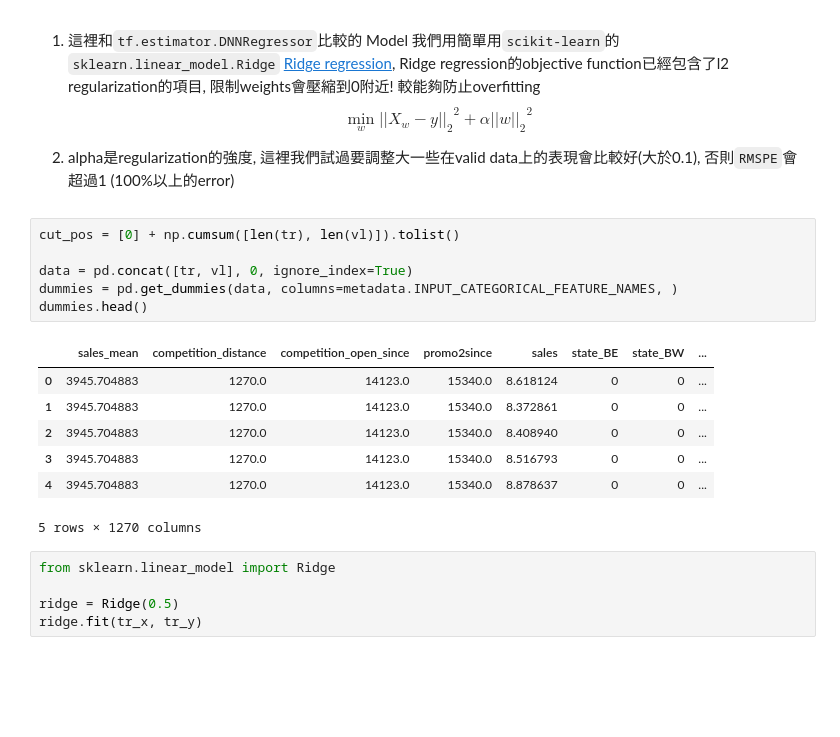
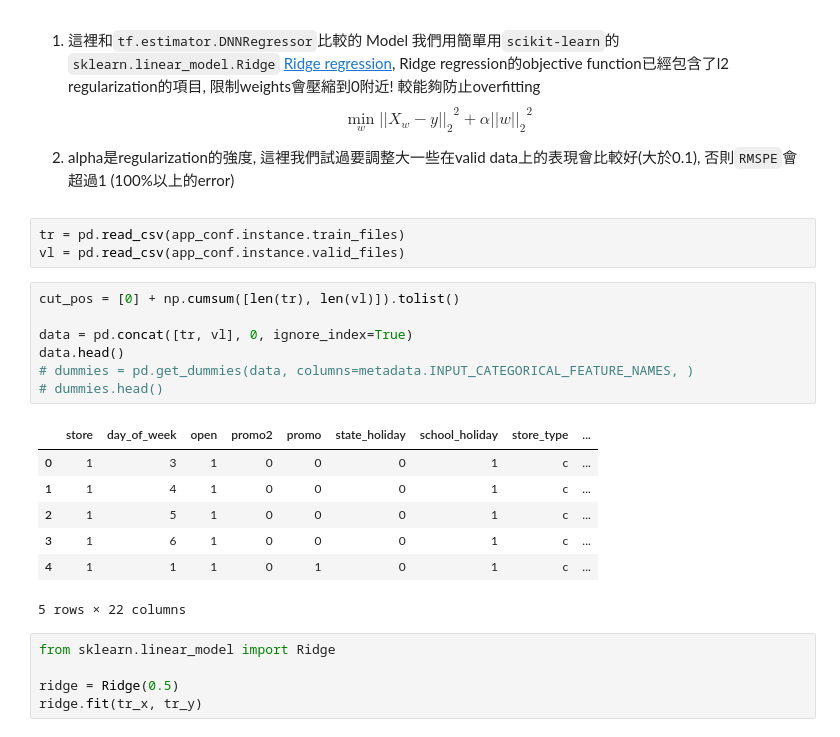
Before and after one commit to CloudMile/ml-specialized, a Jupyter notebook: rossmann/rossman.ipynb, the cells around one changed output. Cells and saved outputs as stored; diff of their text form; blank space fills up the shorter version.

```diff
--- a/rossmann/rossman.ipynb
+++ b/rossmann/rossman.ipynb
@@ -677,20 +698,24 @@ Wall time: 9min 13s
 $$ \min_w {\left|\left| X_w - y \right|\right|_2}^2 + \alpha{\left|\left| w \right|\right|_2}^2 $$
 
 2. alpha是regularization的強度, 這裡我們試過要調整大一些在valid data上的表現會比較好(大於0.1), 否則`RMSPE`會超過1 (100%以上的error)
+# %%
+tr = pd.read_csv(app_conf.instance.train_files)
+vl = pd.read_csv(app_conf.instance.valid_files)
 # %%
 cut_pos = [0] + np.cumsum([len(tr), len(vl)]).tolist()
 
 data = pd.concat([tr, vl], 0, ignore_index=True)
-dummies = pd.get_dummies(data, columns=metadata.INPUT_CATEGORICAL_FEATURE_NAMES, )
-dummies.head()
+data.head()
+# dummies = pd.get_dummies(data, columns=metadata.INPUT_CATEGORICAL_FEATURE_NAMES, )
+# dummies.head()
 # %% [output]
-|  | sales_mean | competition_distance | competition_open_since | promo2since | sales | state_BE | state_BW | ... |
-| 0 | 3945.704883 | 1270.0 | 14123.0 | 15340.0 | 8.618124 | 0 | 0 | ... |
-| 1 | 3945.704883 | 1270.0 | 14123.0 | 15340.0 | 8.372861 | 0 | 0 | ... |
-| 2 | 3945.704883 | 1270.0 | 14123.0 | 15340.0 | 8.408940 | 0 | 0 | ... |
-| 3 | 3945.704883 | 1270.0 | 14123.0 | 15340.0 | 8.516793 | 0 | 0 | ... |
-| 4 | 3945.704883 | 1270.0 | 14123.0 | 15340.0 | 8.878637 | 0 | 0 | ... |
+|  | store | day_of_week | open | promo2 | promo | state_holiday | school_holiday | store_type | ... |
+| 0 | 1 | 3 | 1 | 0 | 0 | 0 | 1 | c | ... |
+| 1 | 1 | 4 | 1 | 0 | 0 | 0 | 1 | c | ... |
+| 2 | 1 | 5 | 1 | 0 | 0 | 0 | 1 | c | ... |
+| 3 | 1 | 6 | 1 | 0 | 0 | 0 | 1 | c | ... |
+| 4 | 1 | 1 | 1 | 0 | 1 | 0 | 1 | c | ... |
-5 rows × 1270 columns
+5 rows × 22 columns
 # %%
 from sklearn.linear_model import Ridge
 
```
Also changed, not shown: parts of 10 cells of this notebook, 6 other files.
